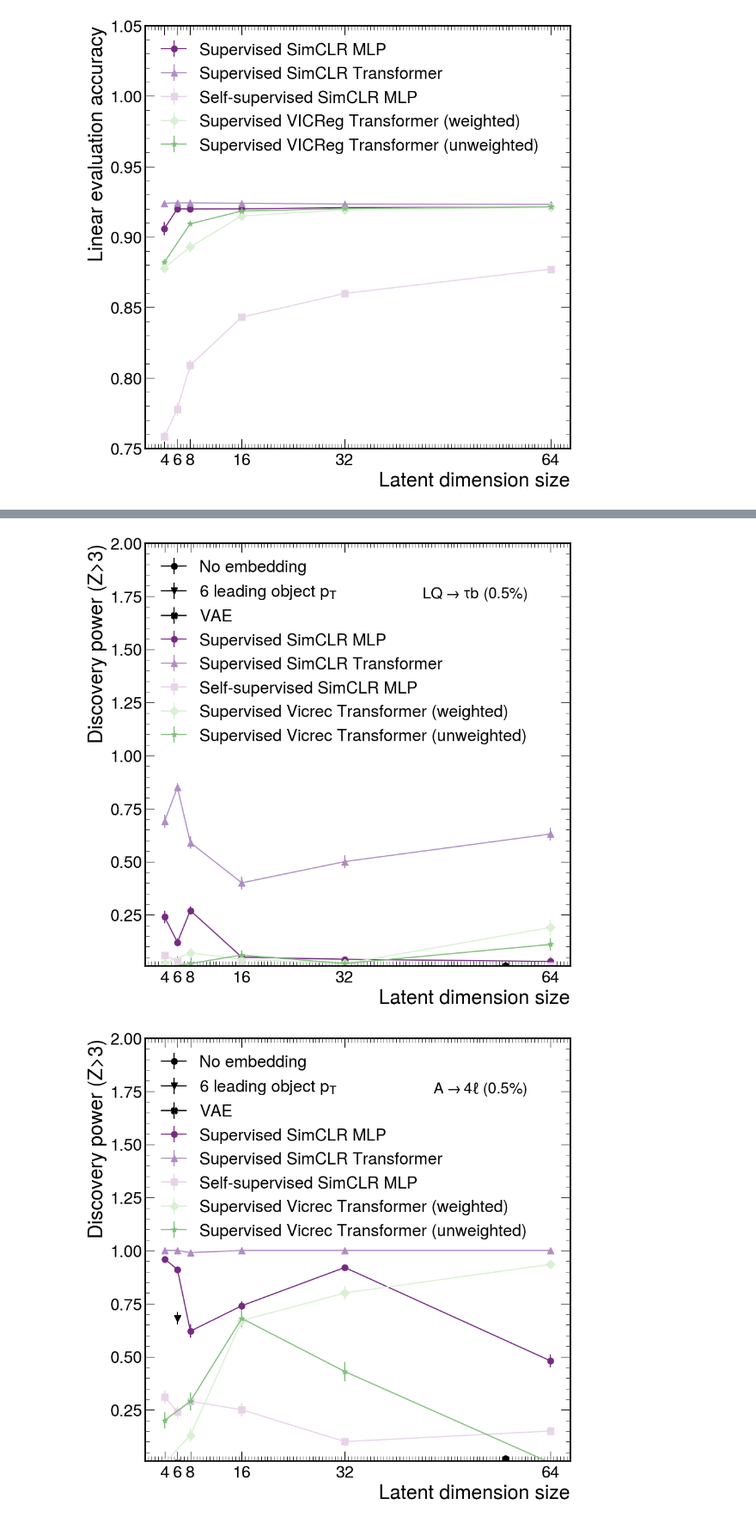
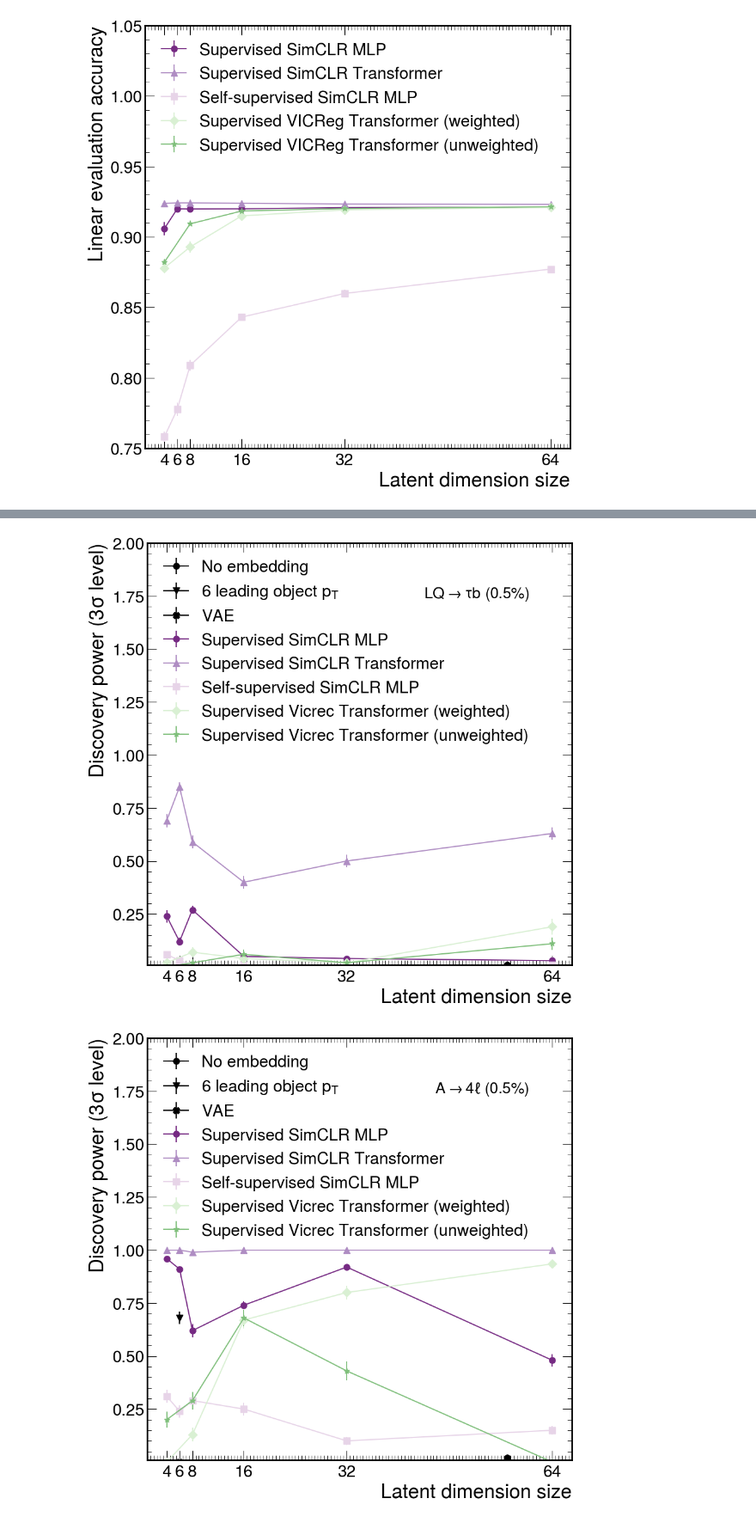
Before and after one commit to katyagovorkova/cl-orca, a Jupyter notebook: paper/scripts/accuracy_plots.ipynb, the cells around one changed output, grey strips where cells are left out. Shown at 86% size. Drawn from its saved outputs; the diff is of its cells as text; code cells hidden in the pictures.

```diff
--- a/paper/scripts/accuracy_plots.ipynb
+++ b/paper/scripts/accuracy_plots.ipynb
@@ -85,7 +85,7 @@ for sig in range(0,4):
                 )
         plt.ylim(0.01,2.0)
         plt.xlabel('Latent dimension size')
-        plt.ylabel('Discovery power (Z>3)')
+        plt.ylabel('Discovery power ($3\sigma$ level)')
         plt.xticks(l1["embedding"])
         # plt.semilogy()
         plt.legend(loc='upper left')
@@ -113,33 +113,33 @@ inj = 1
 
 for sig in range(0,4):
 # for inj in range(0,3):
 
     fig, ax = plt.subplots()
     plt.errorbar(57, p1["pvals"][0, sig, inj, 0], p1["pvals"][0, sig, inj, 1], p1["pvals"][0, sig, inj, 2], c='black',marker='o',markersize=8, label='No embedding')
     plt.errorbar(6,  p2["pvals"][0, sig, inj, 0], p2["pvals"][0, sig, inj, 1], p2["pvals"][0, sig, inj, 2], c='black',marker='v',markersize=8, label='6 leading object $p_T$')
     plt.errorbar(6,  p6["pvals"][:, sig, inj, 0], p6["pvals"][:, sig, inj, 1], p6["pvals"][:, sig, inj, 2], c='black',marker='X',markersize=8, label='VAE')
     plt.errorbar(p3["embedding"], p3["pvals"][:, sig, inj, 0], p3["pvals"][:, sig, inj, 1], p3["pvals"][:, sig, inj, 2], c=colors[0],marker=markers[0],markersize=8, label='Supervised SimCLR MLP')
     plt.errorbar(p4["embedding"], p4["pvals"][:, sig, inj, 0], p4["pvals"][:, sig, inj, 1], p4["pvals"][:, sig, inj, 2], c=colors[1],marker=markers[1],markersize=8, label='Supervised SimCLR Transformer')
     plt.errorbar(p5["embedding"], p5["pvals"][:, sig, inj, 0], p5["pvals"][:, sig, inj, 1], p5["pvals"][:, sig, inj, 2], c=colors[2],marker=markers[2],markersize=8, label='Self-supervised SimCLR MLP')
     plt.errorbar(p7["embedding"], p7["pvals"][:, sig, inj, 0], np.abs(p7["pvals"][:, sig, inj, 1]), np.abs(p7["pvals"][:, sig, inj, 2]), c=colors[3],marker=markers[3],markersize=8, label='Supervised Vicrec Transformer (weighted)')
     plt.errorbar(p8["embedding"], p8["pvals"][:, sig, inj, 0], np.abs(p8["pvals"][:, sig, inj, 1]), np.abs(p8["pvals"][:, sig, inj, 2]), c=colors[4],marker=markers[4],markersize=8, label='Supervised Vicrec Transformer (unweighted)')
 
     plt.text(0.9, 0.9,
         transform=ax.transAxes,  # Use relative coordinates
         s=fr"{sig_dict[sig]} ({inj_dict[inj]}%)",
         fontsize=20,
         color="black",
         ha="right", va="top"
         )
     # plt.ylim(0.001,1.9)
     plt.ylim(0.01,2.0)
     plt.xlabel('Latent dimension size')
-    plt.ylabel('Discovery power (Z>3)')
+    plt.ylabel('Discovery power ($3\sigma$ level)')
     plt.xticks(l1["embedding"])
     # plt.semilogy()
     plt.legend(loc='upper left')
     plt.savefig(fr"../plots/pvals_sig{sig}_inj{inj}.pdf", format="pdf")
     plt.savefig(fr"../plots/pvals_sig{sig}_inj{inj}.png", format="png")
 # %% [output]
-[figure, old version]
+[figure, new version]
-[figure, old version]
+[figure, new version]
```
Also changed, not shown: parts of 3 cells of this notebook, 4 other files.
